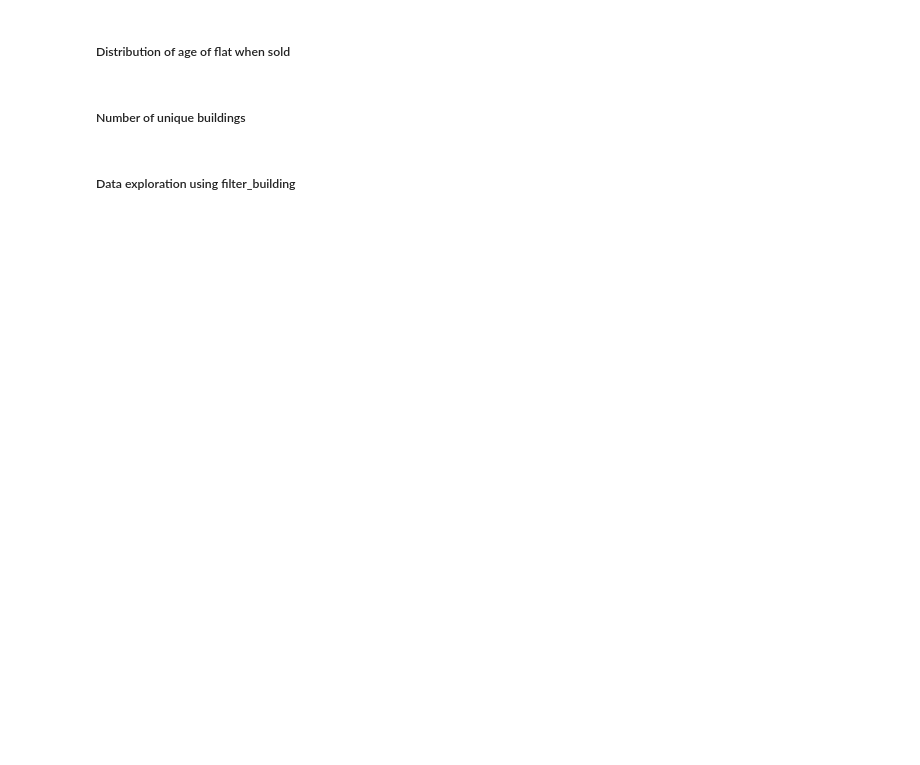
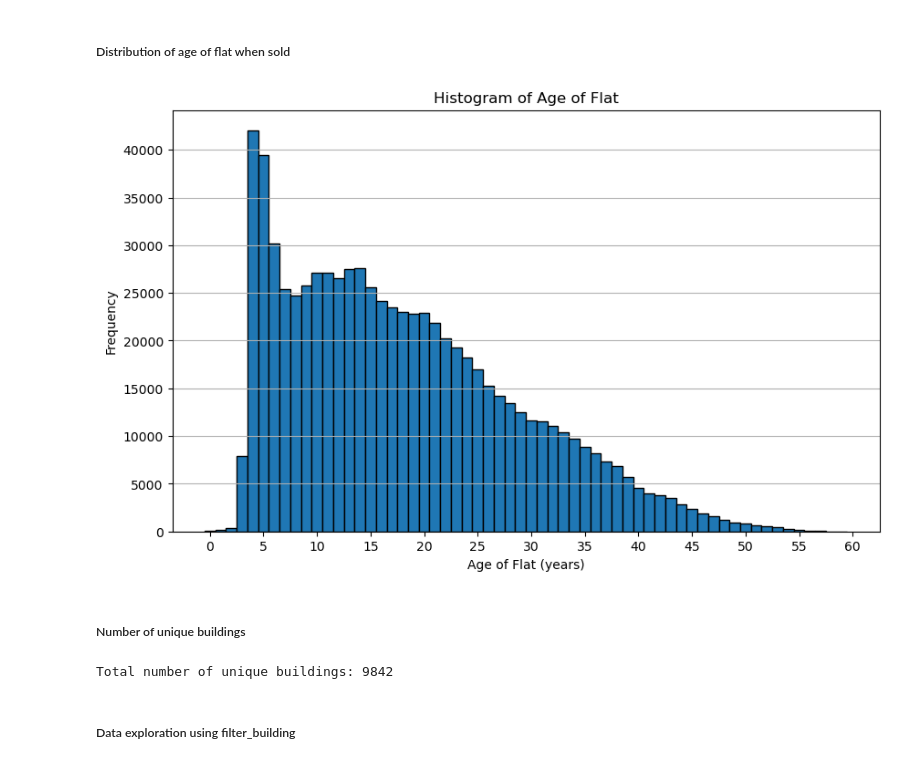
Before and after one commit to Zimmy313/HDB_HousingPrice_ML_Project, a Jupyter notebook: src/Data_Cleaning.ipynb, the cells around one changed output. Saved outputs shown, nothing was run; the diff lists cells and outputs as text; code cells hidden in the pictures; blank space fills up the shorter version.

```diff
--- a/src/Data_Cleaning.ipynb
+++ b/src/Data_Cleaning.ipynb
@@ -635,23 +520,27 @@ plt.show()
 # %%
 bins = np.arange(0, 61, 1)  # Creates bins from 0 to 60 with a width of 1
 
 # Plot the histogram with individual bins
 plt.figure(figsize=(10, 6))
-plt.hist(full_cleaned['age_of_flat'], bins=bins, edgecolor='black', align='left')
+plt.hist(X_train['age_of_flat'], bins=bins, edgecolor='black', align='left')
 plt.title('Histogram of Age of Flat')
 plt.xlabel('Age of Flat (years)')
 plt.ylabel('Frequency')
 plt.xticks(np.arange(0, 61, 5))  # Optional: Set x-ticks at intervals of 5 for clarity
 plt.grid(axis='y')
 plt.show()
+# %% [output]
+[figure, added]
 # %% [markdown]
 ##### Number of unique buildings
 # %%
 # Count unique buildings based on town, block, and street_name
-unique_buildings_count = full_cleaned.groupby(['town', 'block', 'street_name']).size().count()
+unique_buildings_count = X_train.groupby(['town', 'block', 'street_name']).size().count()
 
 # Display the total number of unique buildings
 print(f"Total number of unique buildings: {unique_buildings_count}")
+# %% [output]
+Total number of unique buildings: 9842
 # %% [markdown]
 ##### Data exploration using filter_building
 # %%
```
Also changed, not shown: parts of 75 cells of this notebook, 6 other files.
